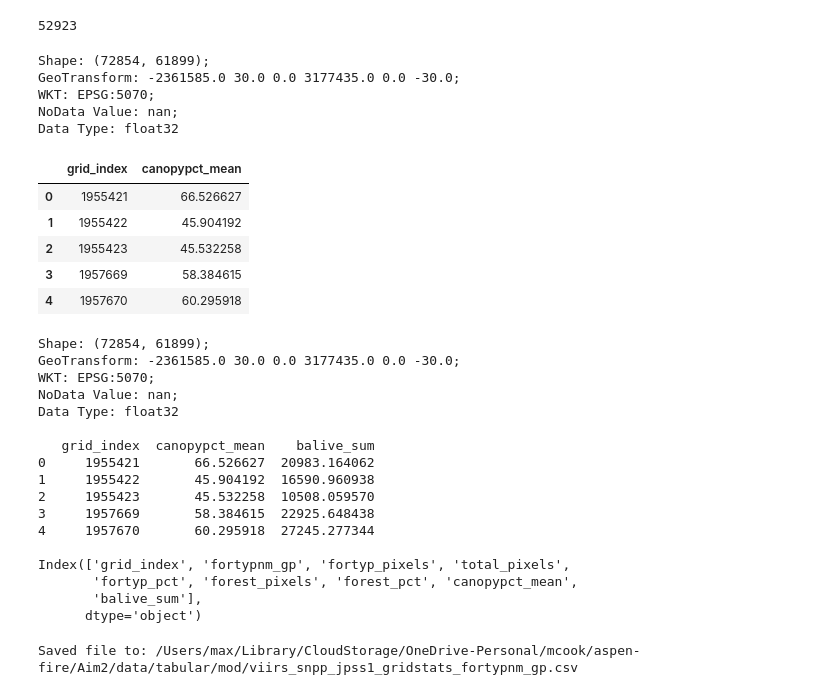
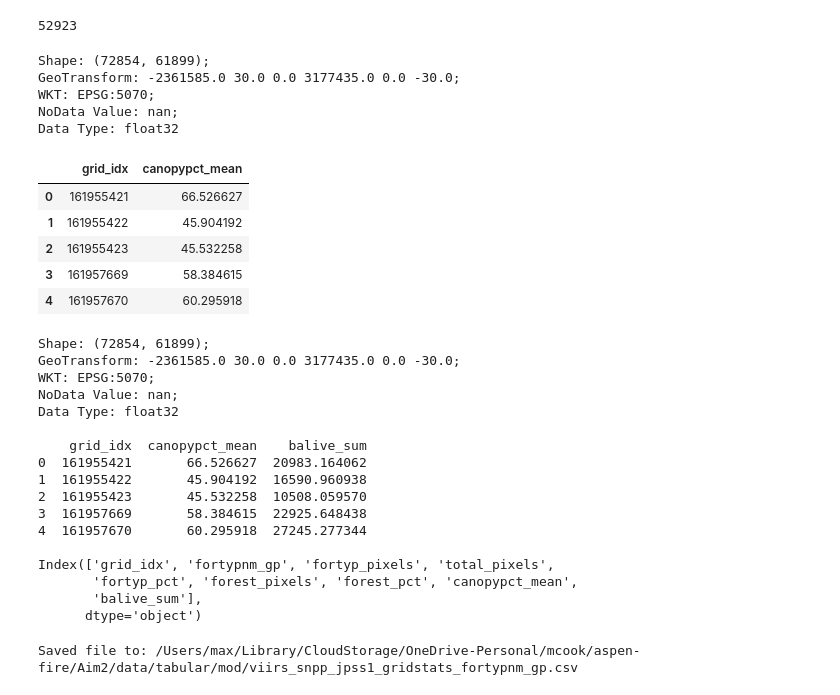
Before and after one commit to natshoff/aspen-fire-fork, a Jupyter notebook: Aim2/code/Python/04b_TreeMap_FIA-FORTYPCD.ipynb, the cells around one changed output. Saved outputs shown, nothing was run; the diff lists cells and outputs as text; code cells hidden in the pictures.

```diff
--- a/Aim2/code/Python/04b_TreeMap_FIA-FORTYPCD.ipynb
+++ b/Aim2/code/Python/04b_TreeMap_FIA-FORTYPCD.ipynb
@@ -356,7 +377,7 @@ Index(['grid_index', 'fortypcd', 'fortyp_pixels', 'total_pixels', 'pct_cover',
 # Aggregate with the new species groupings
 # Reacalculate the percent cover for each species group
 grid_fortypgp = (
-    grid_fortypcd_.groupby(['grid_index','fortypnm_gp'], as_index=False)
+    grid_fortypcd_.groupby(['grid_idx','fortypnm_gp'], as_index=False)
     .agg(
         fortyp_pixels=('fortyp_pixels','sum'),
         total_pixels=('total_pixels','max'),
@@ -365,7 +386,9 @@ grid_fortypgp = (
 )
 
 # Merge in the forest percent
-grid_fortypgp = grid_fortypgp.merge(forest_pct, on='grid_index', how='inner')
+grid_fortypgp = grid_fortypgp.merge(forest_pct, on='grid_idx', how='inner')
+# Reclaculate the fortyp_pct
+grid_fortypgp['fortyp_pct'] = grid_fortypgp['fortyp_pixels'] / grid_fortypgp['forest_pixels']
 
 # Check on nulls introduced
 print(f"\nNaNs in FORTYP group name: {grid_fortypgp['fortypnm_gp'].isna().sum()}\n")
@@ -373,8 +396,8 @@ print(f"Forest percent:\n{grid_fortypgp['forest_pct'].describe()}\n")
 print(f"\n{grid_fortypgp.head(10)}\n")
 print("\n~~~~~~~~~~~~~~~~~~\n")
 
-# del grid_fortypcd, grid_fortypcd_, forest_pct
-# gc.collect()
+del grid_fortypcd, grid_fortypcd_, forest_pct
+gc.collect()
 # %% [output]
 NaNs in FORTYP group name: 0
 
@@ -396,8 +420,8 @@ Name: forest_pct, dtype: float64
 # %%
-# # check for duplicates, remove them
-# n = grid_fortypgp.duplicated(subset=['grid_index','Fire_ID','fortypnm_gp','fortyp_pct']).sum()
-# if n > 0:
-#     print(f"\nDropping [{n}] duplicate rows.\n")
-#     grid_fortypgp = grid_fortypgp.drop_duplicates(subset=['grid_index','fortypnm_gp','fortyp_pct'])
-# else:
-#     print("\nNo duplicates at this stage.\n")
+# check for duplicates, remove them
+n = grid_fortypgp.duplicated(subset=['grid_idx','fortypnm_gp','fortyp_pct']).sum()
+if n > 0:
+    print(f"\nDropping [{n}] duplicate rows.\n")
+    grid_fortypgp = grid_fortypgp.drop_duplicates(subset=['grid_idx','fortypnm_gp','fortyp_pct'])
+else:
+    print("\nNo duplicates at this stage.\n")
@@ -409,11 +435,11 @@ spp_pr = df.groupby('fortypnm_gp')['fortyp_pixels'].sum().reset_index()
 spp_pr['fraction'] = spp_pr['fortyp_pixels'] / spp_pr['fortyp_pixels'].sum()
 
 # How many grids have a majority by each species?
-dom_grids = df[df['fortyp_pct'] > 50]  # Grids dominated by each species
-dom_counts = dom_grids.groupby('fortypnm_gp')['grid_index'].nunique().reset_index()
-dom_counts.rename(columns={'grid_index': 'dom_count'}, inplace=True)
+dom_grids = df[df['fortyp_pct'] > 0.50]  # Grids dominated by each species
+dom_counts = dom_grids.groupby('fortypnm_gp')['grid_idx'].nunique().reset_index()
+dom_counts.rename(columns={'grid_idx': 'dom_count'}, inplace=True)
 # Total grid count for normalization
-total_grids = df['grid_index'].nunique()
+total_grids = df['grid_idx'].nunique()
 dom_counts['dom_fraction'] = dom_counts['dom_count'] / total_grids
 
 # Merge the dominance fraction into the species prevalence table
@@ -544,45 +572,45 @@ After:
 ## TreeMap Grid-level Canopy % and BALIVE
 # %%
 # Subset the spatial data
-grid_ = grid[grid['grid_index'].isin(grid_fortypgp['grid_index'].unique())]
+grid_ = grid[grid['grid_idx'].isin(grid_fortypgp['grid_idx'].unique())]
 print(len(grid_))
 # %% [output]
 52923
 # %%
 # Load the TreeMap Canopy %
 canopypct = os.path.join(projdir, "data/spatial/raw/USFS/TreeMap/treemap_west_canopypct.tif")
 canopypct = rxr.open_rasterio(canopypct, masked=True, cache=False).squeeze()
 # Grab some raster metadata from one of the layers
 shp, gt, wkt, nd = canopypct.shape, canopypct.spatial_ref.GeoTransform, canopypct.rio.crs, canopypct.rio.nodata
 print(
     f"\nShape: {shp}; \n"
     f"GeoTransform: {gt}; \n"
     f"WKT: {wkt}; \n"
     f"NoData Value: {nd}; \n"
     f"Data Type: {canopypct[0].dtype}\n")
 
 # Calculate the mean grid-level canopy percent
 canopypct_mn = compute_band_stats(
     geoms=grid_,
     image_da=canopypct,
-    id_col='grid_index',
+    id_col='grid_idx',
     attr='canopypct',
     stats=['mean'], # calculate the mean canopy pct
     ztype='continuous'
 )
 canopypct_mn.head()
 # %% [output]
 Shape: (72854, 61899);
 GeoTransform: -2361585.0 30.0 0.0 3177435.0 0.0 -30.0;
 WKT: EPSG:5070;
 NoData Value: nan;
 Data Type: float32
-|  | grid_index | canopypct_mean |
-| 0 | 1955421 | 66.526627 |
-| 1 | 1955422 | 45.904192 |
-| 2 | 1955423 | 45.532258 |
-| 3 | 1957669 | 58.384615 |
-| 4 | 1957670 | 60.295918 |
+|  | grid_idx | canopypct_mean |
+| 0 | 161955421 | 66.526627 |
+| 1 | 161955422 | 45.904192 |
+| 2 | 161955423 | 45.532258 |
+| 3 | 161957669 | 58.384615 |
+| 4 | 161957670 | 60.295918 |
 # %%
 # Load the TreeMap BALIVE
 balive = os.path.join(projdir, "data/spatial/raw/USFS/TreeMap/treemap_west_balive.tif")
@@ -600,18 +628,18 @@ print(
 balive_sum = compute_band_stats(
     geoms=grid_,
     image_da=balive,
-    id_col='grid_index',
+    id_col='grid_idx',
     attr='balive',
     stats=['sum'],
     ztype='continuous'
 )
 
 # Merge the canopy percent and BALIVE
-grid_metrics = pd.merge(canopypct_mn, balive_sum, on="grid_index", how="inner")
+grid_metrics = pd.merge(canopypct_mn, balive_sum, on="grid_idx", how="inner")
 print(grid_metrics.head())
 
 # Merge to the forest type dataframe
-grid_fortypgp = pd.merge(grid_fortypgp, grid_metrics, on="grid_index", how="left")
+grid_fortypgp = pd.merge(grid_fortypgp, grid_metrics, on="grid_idx", how="left")
 print(f"\n{grid_fortypgp.columns}\n")
 # %% [output]
 Shape: (72854, 61899);
@@ -620,14 +648,14 @@ WKT: EPSG:5070;
 NoData Value: nan;
 Data Type: float32
 
-   grid_index  canopypct_mean    balive_sum
-0     1955421       66.526627  20983.164062
-1     1955422       45.904192  16590.960938
-2     1955423       45.532258  10508.059570
-3     1957669       58.384615  22925.648438
-4     1957670       60.295918  27245.277344
+    grid_idx  canopypct_mean    balive_sum
+0  161955421       66.526627  20983.164062
+1  161955422       45.904192  16590.960938
+2  161955423       45.532258  10508.059570
+3  161957669       58.384615  22925.648438
+4  161957670       60.295918  27245.277344
 
-Index(['grid_index', 'fortypnm_gp', 'fortyp_pixels', 'total_pixels',
+Index(['grid_idx', 'fortypnm_gp', 'fortyp_pixels', 'total_pixels',
        'fortyp_pct', 'forest_pixels', 'forest_pct', 'canopypct_mean',
        'balive_sum'],
       dtype='object')
```
Also changed, not shown: parts of 14 cells of this notebook, 15 other files.
